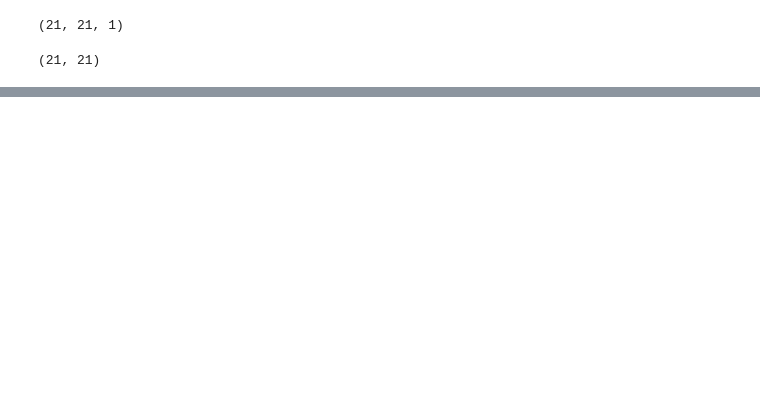
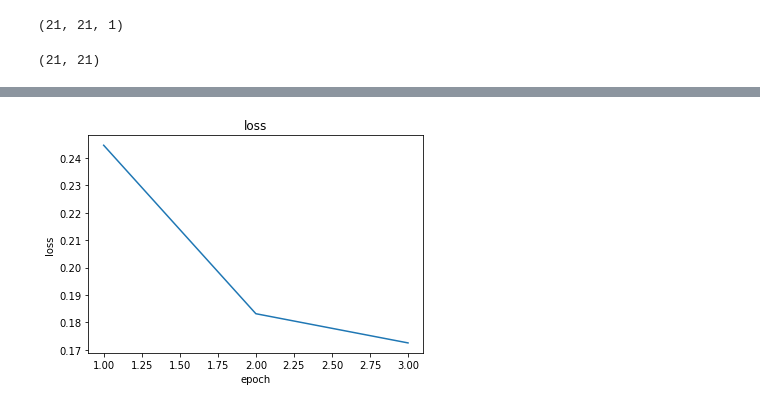
Before and after one commit to AndreTeixeira1998/EL4106-1oProyecto, a Jupyter notebook: main.ipynb, the cells around one changed output, grey strips where cells are left out. Saved outputs shown, nothing was run; the diff lists cells and outputs as text; code cells hidden in the pictures; blank space fills up the shorter version.

```diff
--- a/main.ipynb
+++ b/main.ipynb
@@ -169,7 +172,7 @@ Please use `rate` instead of `keep_prob`. Rate should be set to `rate = 1 - keep
 #entrenar
 epocas=3
 
-model.fit(r_x_train, y_train, epochs=epocas)
+history = model.fit(r_x_train, y_train, validation_split=0.33, batch_size=10, epochs=epocas)
 # %% [output]
 WARNING:tensorflow:From /home/endredra/anaconda3/lib/python3.7/site-packages/tensorflow/python/ops/math_ops.py:3066: to_int32 (from tensorflow.python.ops.math_ops) is deprecated and will be removed in ...
 Instructions for updating:
@@ -314,0 +324,13 @@ acertou!
+# %%
+parametro='loss'
+
+x_axis = np.arange(1,4,1)
+y_axis = history.history[parametro]
+
+plt.plot(x_axis,y_axis)
+plt.xlabel('epoch')
+plt.ylabel(parametro)
+plt.title(parametro)
+plt.show()
+# %% [output]
+[figure, added]
```
Also changed, not shown: parts of 15 cells of this notebook, 1 other file.
